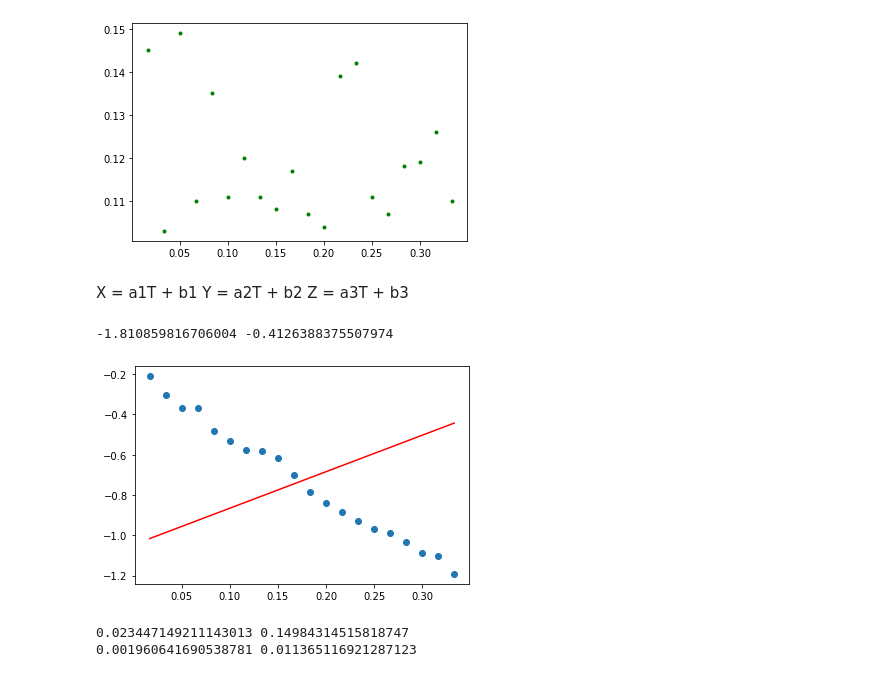
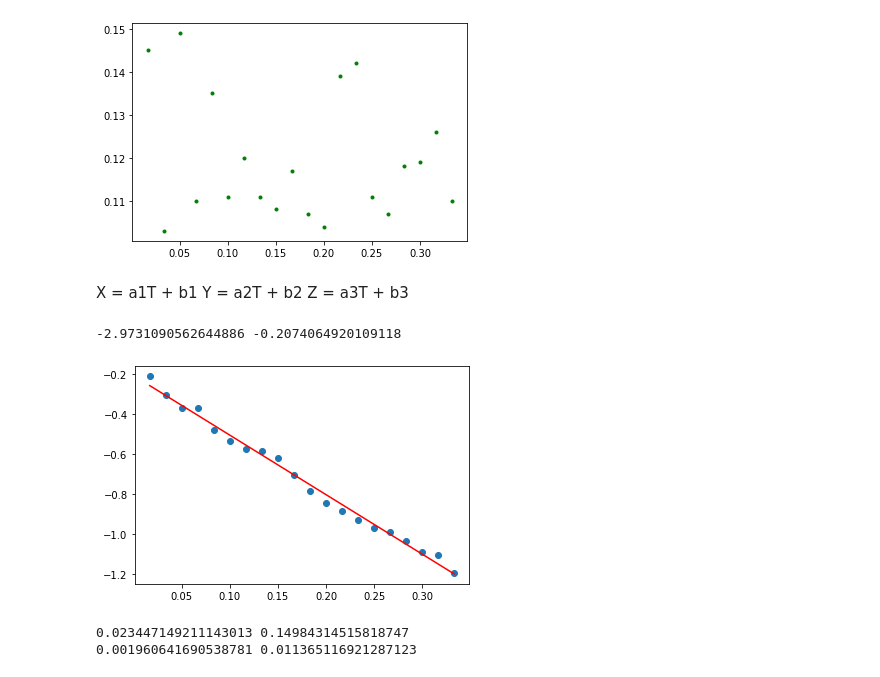
Before and after one commit to natanbcpc/supervised-learning, a Jupyter notebook: Project 2.ipynb, the cells around one changed output. Drawn from its saved outputs; the diff is of its cells as text; code cells hidden in the pictures.

Commit message:
Changes in the plot algorithm

```diff
--- a/Project 2.ipynb
+++ b/Project 2.ipynb
@@ -55,37 +55,37 @@ plt.show()
 [figure]
 [figure]
 [figure]
-# %% [markdown]
-X = a1T + b1
-Y = a2T + b2
-Z = a3T + b3
-# %%
-def gradientDescendant(a, b, L, epochs, T, W):
-    n = float(len(W))
-
-    for i in range(epochs):
-        temp_a = (1/n) * sum((b + (a*T) - W) * T) # angular
-        temp_b = (1/n) * sum(b + (a*T) - W) # linear
-        a = a - (L * temp_a)
-        b = b - (L * temp_b)
-
-    return a, b
-
-a1, b1 = gradientDescendant(0, 0, 0.01, 10000, T, X1)
-print(a1, b1)
-
-pred_X1 = a1*T + b1
-plt.scatter(T, X1)
-plt.plot([min(T), max(T)], [min(pred_X1), max(pred_X1)], color='red')  # regression line
-plt.show()
-
-
-a2, b2 = gradientDescendant(0, 0, 0.0001, 1000, T, Y1)
-print(a2, b2)
-a3, b3 = gradientDescendant(0, 0, 0.0001, 1000, T, Z1)
-print(a3, b3)
-# %% [output]
--1.810859816706004 -0.4126388375507974
-[figure, removed]
-0.023447149211143013 0.14984314515818747
-0.001960641690538781 0.011365116921287123
+# %% [markdown]
+X = a1T + b1
+Y = a2T + b2
+Z = a3T + b3
+# %%
+def gradientDescendant(a, b, L, epochs, T, W):
+    n = float(len(W))
+
+    for i in range(epochs):
+        temp_a = (1/n) * sum((b + (a*T) - W) * T) # angular
+        temp_b = (1/n) * sum(b + (a*T) - W) # linear
+        a = a - (L * temp_a)
+        b = b - (L * temp_b)
+
+    return a, b
+
+a1, b1 = gradientDescendant(0, 0, 0.1, 10000, T, X1)
+print(a1, b1)
+
+pred_X1 = a1*T + b1
+plt.scatter(T, X1)
+plt.plot(T, pred_X1, color='red')  # regression line
+plt.show()
+
+
+a2, b2 = gradientDescendant(0, 0, 0.0001, 1000, T, Y1)
+print(a2, b2)
+a3, b3 = gradientDescendant(0, 0, 0.0001, 1000, T, Z1)
+print(a3, b3)
+# %% [output]
+-2.9731090562644886 -0.2074064920109118
+[figure, added]
+0.023447149211143013 0.14984314515818747
+0.001960641690538781 0.011365116921287123
```
